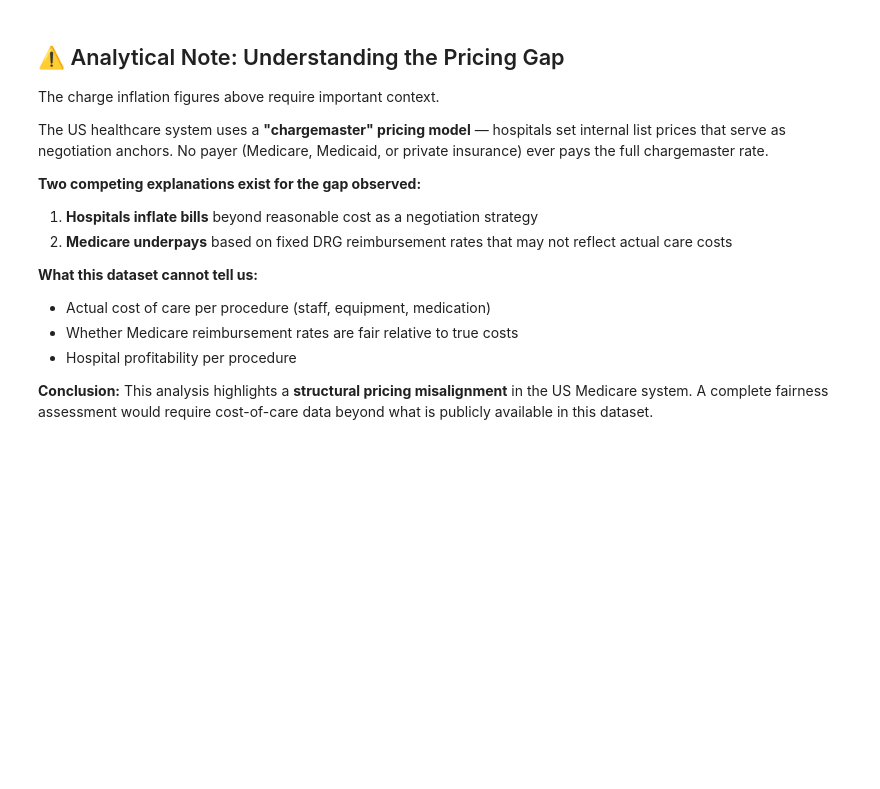
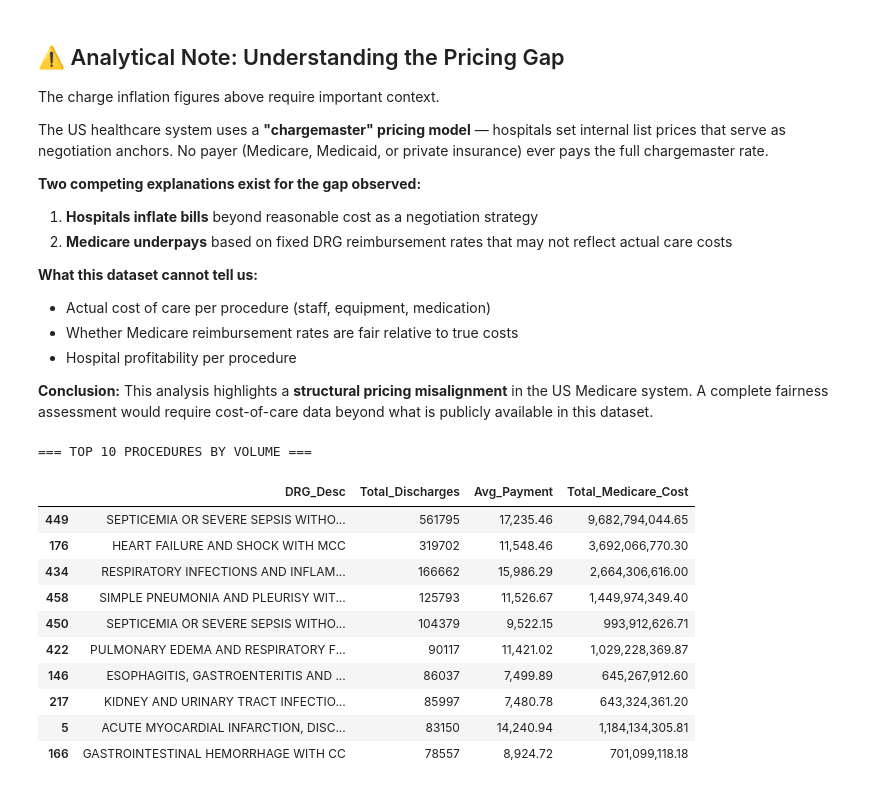
Before and after one commit to raianecostac-hub/healthcare-claims-analysis, a Jupyter notebook: notebooks/01_exploratory_analysis.ipynb, the cells around one changed output. Drawn from its saved outputs; the diff is of its cells as text; code cells hidden in the pictures; blank space fills up the shorter version.

```diff
--- a/notebooks/01_exploratory_analysis.ipynb
+++ b/notebooks/01_exploratory_analysis.ipynb
@@ -279,3 +279,35 @@ reflect actual care costs
 **Conclusion:** This analysis highlights a **structural pricing misalignment** in the
 US Medicare system. A complete fairness assessment would require cost-of-care data
 beyond what is publicly available in this dataset.
+# %%
+# Most common procedures by volume and their total cost impact
+volume_analysis = (df.groupby('DRG_Desc')
+                   .agg(
+                       Total_Discharges=('Tot_Dschrgs', 'sum'),
+                       Avg_Charge=('Avg_Submtd_Cvrd_Chrg', 'mean'),
+                       Avg_Payment=('Avg_Tot_Pymt_Amt', 'mean')
+                   )
+                   .reset_index())
+
+# Total estimated cost to Medicare
+volume_analysis['Total_Medicare_Cost'] = (volume_analysis['Total_Discharges'] *
+                                           volume_analysis['Avg_Payment'])
+
+# Top 10 by volume
+top_volume = volume_analysis.sort_values('Total_Discharges', ascending=False).head(10)
+
+print("=== TOP 10 PROCEDURES BY VOLUME ===")
+display(top_volume[['DRG_Desc', 'Total_Discharges', 'Avg_Payment', 'Total_Medicare_Cost']])
+# %% [output]
+=== TOP 10 PROCEDURES BY VOLUME ===
+|  | DRG_Desc | Total_Discharges | Avg_Payment | Total_Medicare_Cost |
+| 449 | SEPTICEMIA OR SEVERE SEPSIS WITHO... | 561795 | 17,235.46 | 9,682,794,044.65 |
+| 176 | HEART FAILURE AND SHOCK WITH MCC | 319702 | 11,548.46 | 3,692,066,770.30 |
+| 434 | RESPIRATORY INFECTIONS AND INFLAM... | 166662 | 15,986.29 | 2,664,306,616.00 |
+| 458 | SIMPLE PNEUMONIA AND PLEURISY WIT... | 125793 | 11,526.67 | 1,449,974,349.40 |
+| 450 | SEPTICEMIA OR SEVERE SEPSIS WITHO... | 104379 | 9,522.15 | 993,912,626.71 |
+| 422 | PULMONARY EDEMA AND RESPIRATORY F... | 90117 | 11,421.02 | 1,029,228,369.87 |
+| 146 | ESOPHAGITIS, GASTROENTERITIS AND ... | 86037 | 7,499.89 | 645,267,912.60 |
+| 217 | KIDNEY AND URINARY TRACT INFECTIO... | 85997 | 7,480.78 | 643,324,361.20 |
+| 5 | ACUTE MYOCARDIAL INFARCTION, DISC... | 83150 | 14,240.94 | 1,184,134,305.81 |
+| 166 | GASTROINTESTINAL HEMORRHAGE WITH CC | 78557 | 8,924.72 | 701,099,118.18 |
```
Also changed, not shown: parts of 2 cells of this notebook, 2 other files.
